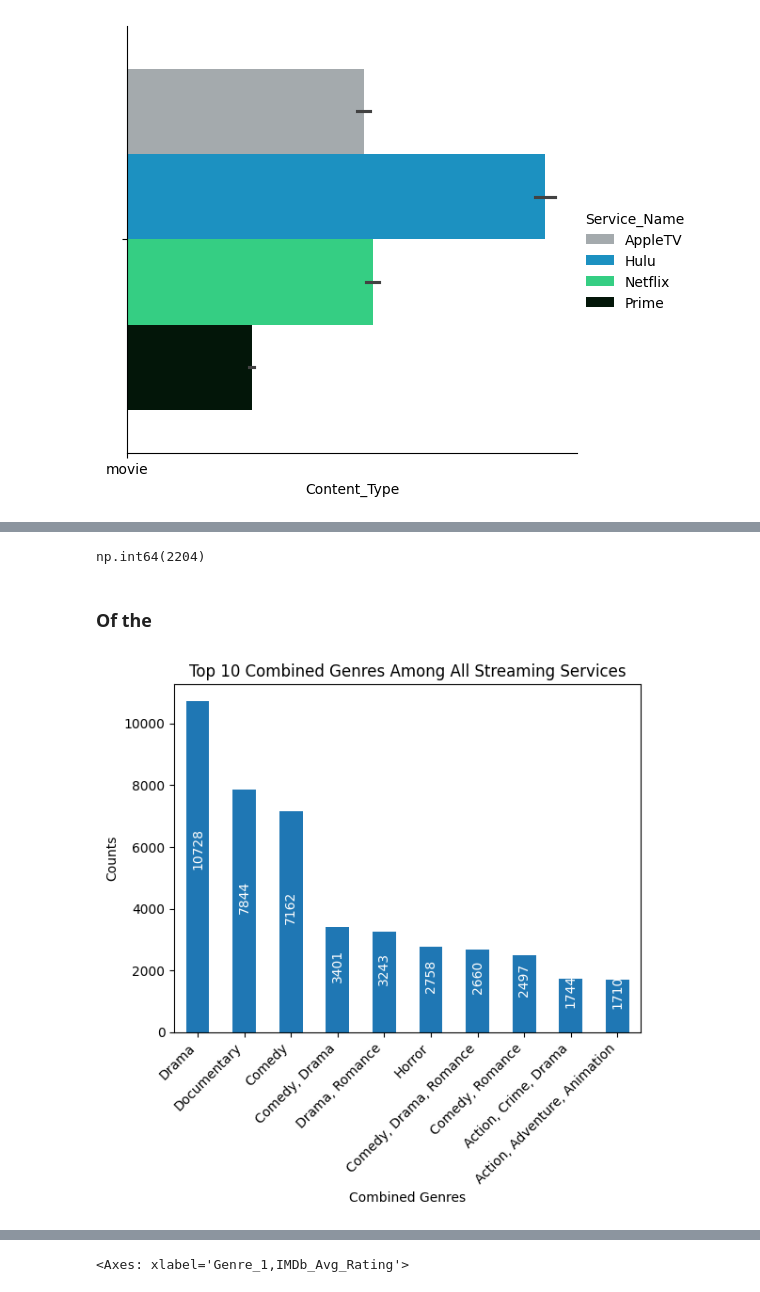
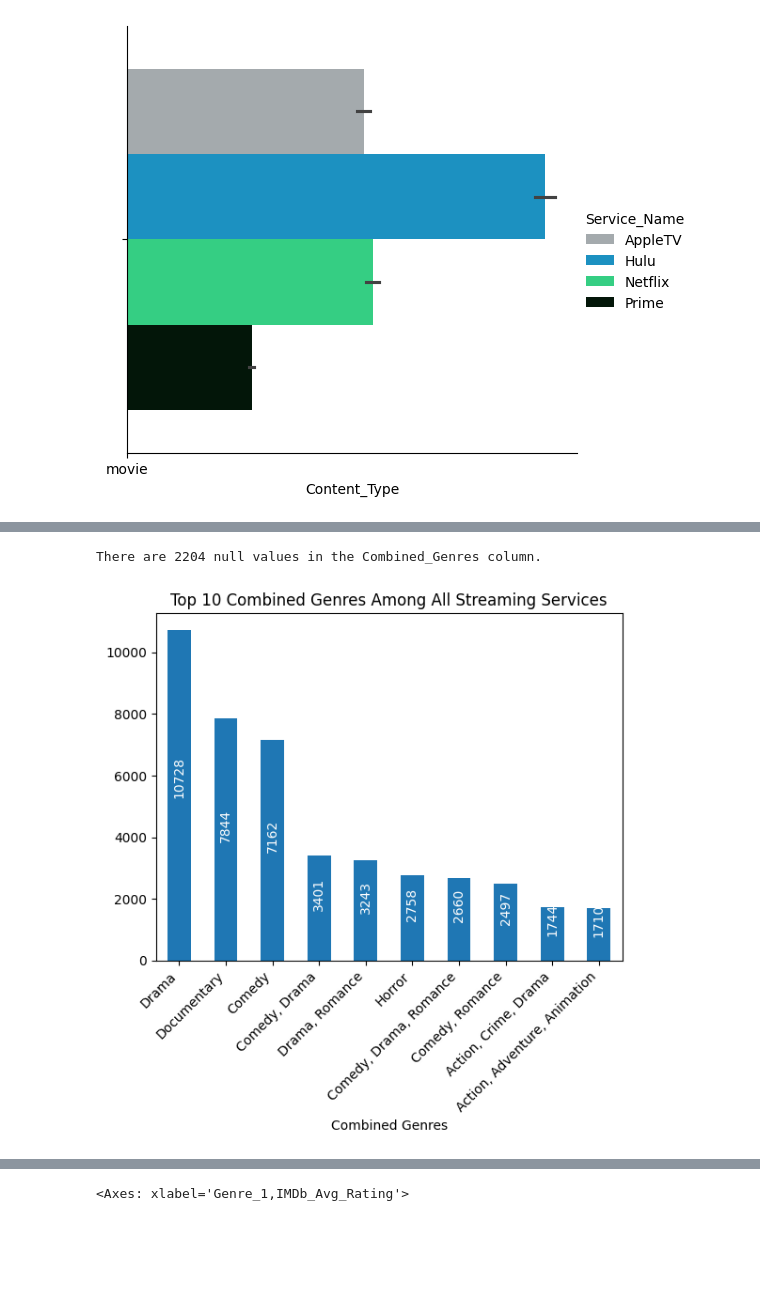
Before and after one commit to rkynhoff/Streaming_Service_Comparisons, a Jupyter notebook: STRM_SERV_COMP_V2.ipynb, the cells around one changed output, grey strips where cells are left out. Cells and saved outputs as stored; diff of their text form; code cells hidden in the pictures; blank space fills up the shorter version.

```diff
--- a/STRM_SERV_COMP_V2.ipynb
+++ b/STRM_SERV_COMP_V2.ipynb
@@ -685,31 +670,29 @@ Name: count, dtype: int64
-# %%
-streaming_clean["Genre_1"].isnull().sum()
-# %% [output]
-np.int64(2204)
-# %% [markdown]
-### Of the
+# %%
+combined_null = streaming_clean["Combined_Genres"].isnull().sum()
+
+print(f"There are {combined_null} null values in the Combined_Genres column.")
+# %% [output]
+There are 2204 null values in the Combined_Genres column.
 # %%
 # Create a value count variable for the top 10 value cgenres in the Combined_Genres column and count them
 genre_counts = streaming_clean["Combined_Genres"].value_counts().head(10)
 # Plot the genres
 genre_counts.plot.bar()
 
 # Creating a loop to put the value count of each genre count into the middle of its respective bar vertically in white font
 for p in plt.gca().patches:
     height = p.get_height()
     plt.gca().text(p.get_x() + p.get_width()/2, height/2, str(height), ha = "center", color = "white", rotation = 90)
 
 # create a Combined Genres label on the x axis
 plt.xlabel("Combined Genres")
 # rotate x-labels to 45 degree angle with a right text orientation
 plt.xticks(rotation = 45, ha = "right")
-# create a Counts label on the y axis
-plt.ylabel("Counts")
 # create a graph title
 plt.title("Top 10 Combined Genres Among All Streaming Services")
 # Show the plot
 plt.show()
 # %% [output]
-[figure, old version]
+[figure, new version]
 # %% [markdown]
 Cobmined Genres Analysis
```
Also changed, not shown: parts of 5 cells of this notebook.
